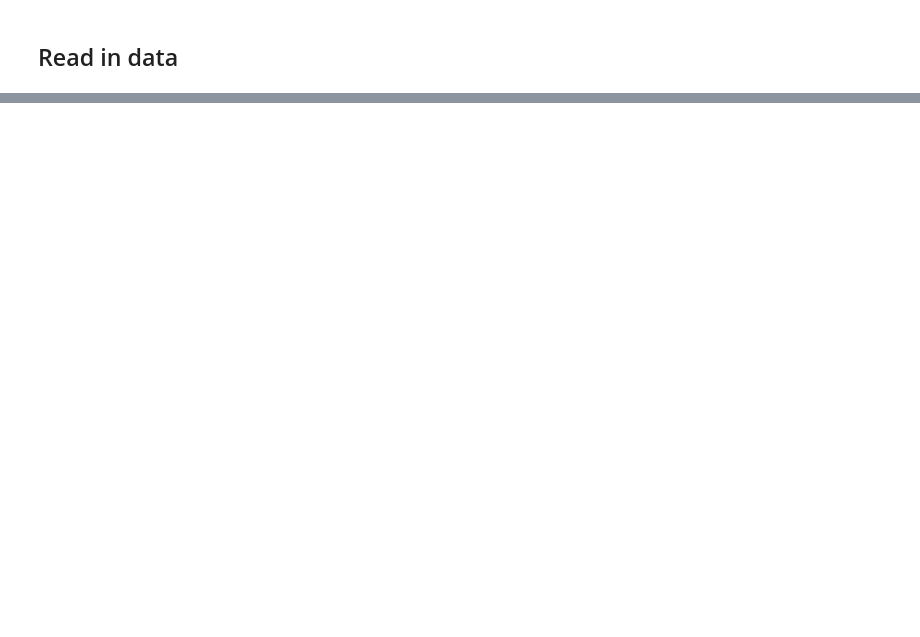
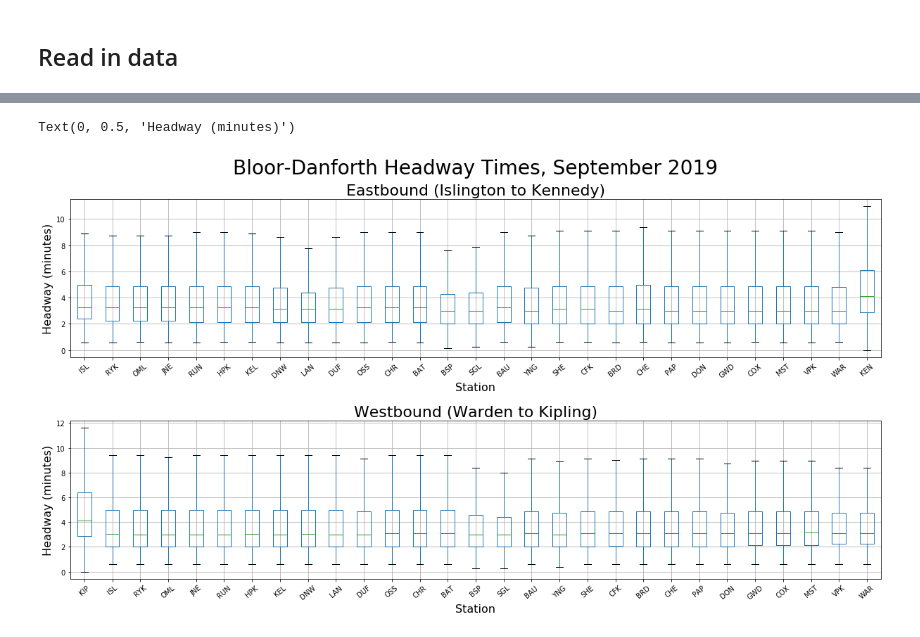
Before and after one commit to CivicTechTO/ttc_subway_times, a Jupyter notebook: doc/ttc_headway_analysis.ipynb, the cells around one changed output, grey strips where cells are left out. Cells and saved outputs as stored; diff of their text form; code cells hidden in the pictures; blank space fills up the shorter version.

```diff
--- a/doc/ttc_headway_analysis.ipynb
+++ b/doc/ttc_headway_analysis.ipynb
@@ -303,0 +238,48 @@ Note:
+# %%
+#headways
+he = pd.to_datetime(ttc_east['request_date']) - pd.to_datetime(ttc_east['request_date_prev'])
+hw = pd.to_datetime(ttc_west['request_date']) - pd.to_datetime(ttc_west['request_date_prev'])
+hk = pd.to_datetime(ttc_kk['request_date']) - pd.to_datetime(ttc_kk['request_date_prev'])
+
+ttc_east['headway'] = (he.astype('timedelta64[s]')/60).round(2)
+ttc_west['headway'] = (hw.astype('timedelta64[s]')/60).round(2)
+ttc_kk['headway'] = (hk.astype('timedelta64[s]')/60).round(2)
+# %%
+# cut headways longer than two hours
+max_headway = 120; # 2 hours
+min_clock = '07:00:00'
+max_clock = '22:00:00'
+
+ttc_east = ttc_east.loc[(ttc_east['headway'] < max_headway) & (ttc_east['headway'] >= 0)]
+ttc_west = ttc_west.loc[(ttc_west['headway'] < max_headway) & (ttc_west['headway'] >= 0)]
+ttc_kk = ttc_kk.loc[(ttc_kk['headway'] < max_headway) & (ttc_kk['headway'] >= 0)]
+
+# cut times before 7AM and after 10PM
+pde = pd.to_datetime(ttc_east['rq_24h'],format='%H:%M:%S')
+pdw = pd.to_datetime(ttc_west['rq_24h'],format='%H:%M:%S')
+pdk = pd.to_datetime(ttc_kk['rq_24h'],format='%H:%M:%S')
+
+ttc_east = ttc_east.loc[(pde > pd.to_datetime(min_clock,format='%H:%M:%S')) & (pde < pd.to_datetime(max_clock,format='%H:%M:%S'))]
+ttc_west = ttc_west.loc[(pdw > pd.to_datetime(min_clock,format='%H:%M:%S')) & (pdw < pd.to_datetime(max_clock,format='%H:%M:%S'))]
+ttc_kk = ttc_kk.loc[(pdk > pd.to_datetime(min_clock,format='%H:%M:%S')) & (pdk < pd.to_datetime(max_clock,format='%H:%M:%S'))]
+# %%
+ttc_west['station_char'].cat.categories = ttc_west['station_char'].cat.categories[::-1]
+# %%
+fig, axes = plt.subplots(nrows = 2, ncols = 1, figsize=(20,10))
+
+ttc_east.boxplot(column = 'headway', by = 'station_char', rot=40, ax = axes[0], showfliers=False)
+ttc_west.boxplot(column = 'headway', by = 'station_char', rot=40, ax = axes[1], showfliers=False)
+
+fig.suptitle('Bloor-Danforth Headway Times, September 2019', fontsize=28)
+fig.subplots_adjust(hspace = 0.4)
+
+axes[0].set_title('Eastbound (Islington to Kennedy)', fontsize=22)
+axes[0].set_xlabel('Station', fontsize=16)
+axes[0].set_ylabel("Headway (minutes)",fontsize=16)
+
+axes[1].set_title('Westbound (Warden to Kipling)', fontsize=22)
+axes[1].set_xlabel('Station', fontsize=16)
+axes[1].set_ylabel("Headway (minutes)",fontsize=16)
+# %% [output]
+Text(0, 0.5, 'Headway (minutes)')
+[figure, added]
```
Also changed, not shown: parts of 49 cells of this notebook.
